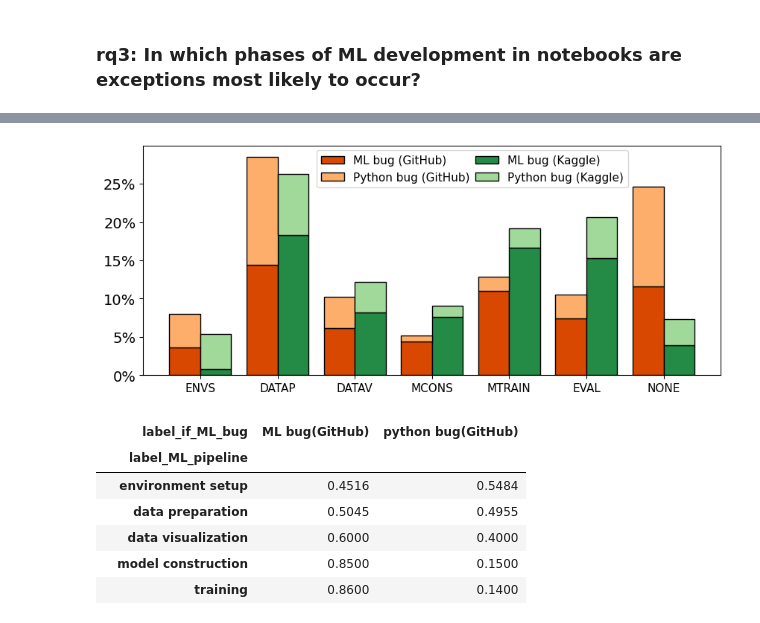
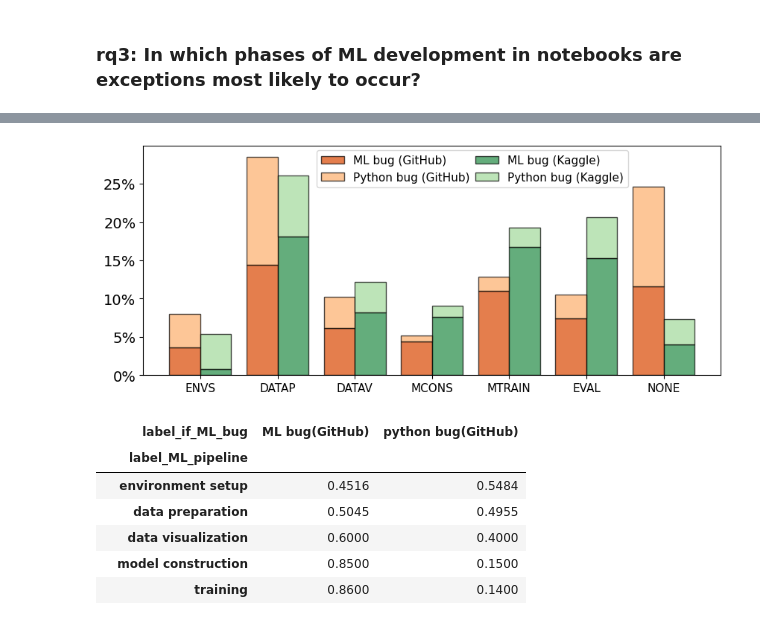
Before and after one commit to PELAB-LiU/jupyter_nbs_empirical, a Jupyter notebook: notebook_error_analysis-manual_labels_plots_rqs.ipynb, the cells around one changed output, grey strips where cells are left out. Drawn from its saved outputs; the diff is of its cells as text; code cells hidden in the pictures.

```diff
--- a/notebook_error_analysis-manual_labels_plots_rqs.ipynb
+++ b/notebook_error_analysis-manual_labels_plots_rqs.ipynb
@@ -304,8 +304,8 @@ ind = np.arange(len(rc_plot.index))
 width = 0.4
 fontsize = 16
 fig = plt.figure(figsize=(10,4))
-plt.bar(ind - width / 2, rc_plot.GitHub, width, label = 'GitHub', alpha = 0.9, color = 'coral', edgecolor = 'black')
-plt.bar(ind + width / 2, rc_plot.Kaggle, width, label = 'Kaggle', alpha = 0.9, color = 'seagreen', edgecolor = 'black')
+plt.bar(ind - width / 2, rc_plot.GitHub, width, label = 'GitHub', alpha = 0.6, color = 'coral', edgecolor = 'black')
+plt.bar(ind + width / 2, rc_plot.Kaggle, width, label = 'Kaggle', alpha = 0.6, color = 'seagreen', edgecolor = 'black')
 
 # np specific
 npspe_list = nb_pp.T.index
@@ -313,9 +313,9 @@ weight_count_g = nb_pp.T["GitHub"]*rc_nb_g/100
 weight_count_k = nb_pp.T["Kaggle"]*rc_nb_k/100
 bottom_g, bottom_k = 0,0
 for i in range(len(npspe_list)):
-    plt.bar(2 - width / 2, weight_count_g.iloc[i], width, alpha=1, color = cm_2(i*3), edgecolor = 'black',  bottom=bottom_g)
+    plt.bar(2 - width / 2, weight_count_g.iloc[i], width, alpha=0.6, color = cm_2(i*3), edgecolor = 'black',  bottom=bottom_g)
     bottom_g += weight_count_g.iloc[i]
-    plt.bar(2 + width / 2, weight_count_k.iloc[i], width, alpha=1, color = cm(i*3), edgecolor = 'black',  bottom=bottom_k)
+    plt.bar(2 + width / 2, weight_count_k.iloc[i], width, alpha=0.6, color = cm(i*3), edgecolor = 'black',  bottom=bottom_k)
     bottom_k += weight_count_k.iloc[i]
 
 # x ticks
@@ -668,7 +668,7 @@ mlpp = mlpp.reindex(order_mlpp)
 # ml bug distribution for each pipeline
 nb_mlpp_mlbug_g = df_mlerr_labels_g_sum.groupby("label_ML_pipeline")["label_if_ML_bug"].value_counts().unstack("label_if_ML_bug").T
 nb_mlpp_mlbug_g.index = nb_mlpp_mlbug_g.index+"(GitHub)"
-nb_mlpp_mlbug_k = df_mlerr_labels_k_sum.groupby("label_ML_pipeline")["label_if_ML_bug"].value_counts().unstack("label_if_ML_bug").T[:-1]
+nb_mlpp_mlbug_k = df_mlerr_labels_k_sum.groupby("label_ML_pipeline")["label_if_ML_bug"].value_counts().unstack("label_if_ML_bug").T
 nb_mlpp_mlbug_k.index = nb_mlpp_mlbug_k.index+"(Kaggle)"
 # nb_mlpp_mlbug = pd.concat([nb_mlpp_mlbug_g, nb_mlpp_mlbug_k], axis=0)
 nb_mlpp_mlbug_g_percent = (nb_mlpp_mlbug_g/nb_mlpp_mlbug_g.sum()).round(4)[order_mlpp]
@@ -691,38 +691,38 @@ for ind in inds:
     for i in range(max(len(nb_mlpp_mlbug_g_percent.index),len(nb_mlpp_mlbug_k_percent.index))):
         wg = weight_count_g[mlpp.index[ind]]
         if i < len(wg.index):
-            plt.bar(ind - width / 2, wg.iloc[i], width, alpha=1, color = cm_2(i*3+2), edgecolor = 'black',  bottom=bottom_g)
+            plt.bar(ind - width / 2, wg.iloc[i], width, alpha=0.7, color = cm_2(i*3+2), edgecolor = 'black',  bottom=bottom_g)
             bottom_g += wg.iloc[i]
         wk = weight_count_k[mlpp.index[ind]]
         if i < len(wk.index):
-            plt.bar(ind + width / 2, wk.iloc[i], width, alpha=1, color = cm(i*3+2), edgecolor = 'black',  bottom=bottom_k)
+            plt.bar(ind + width / 2, wk.iloc[i], width, alpha=0.7, color = cm(i*3+2), edgecolor = 'black',  bottom=bottom_k)
             bottom_k += wk.iloc[i]
 
 fig.axes[0].yaxis.set_major_formatter(PercentFormatter(decimals=0))
 xticks_labels = [mlpp2abbr[x] for x in mlpp.index]
 plt.xticks(inds, xticks_labels, rotation=0, fontsize=fontsize-5)
 plt.yticks(fontsize=fontsize-2)
 
 # legend
 lgd_colors = [cm_2(i*3+2) for i in range(2)] + [cm(i*3+2) for i in range(2)]
 lgd_labels=["ML bug (GitHub)", "Python bug (GitHub)", "ML bug (Kaggle)", "Python bug (Kaggle)"]
 
 # lgnd = plt.legend(lgd_labels, loc="upper center", ncols=2, fontsize=fontsize-5, columnspacing=0.5)
 lgnd = plt.legend(lgd_labels, bbox_to_anchor=(0.57, 0.9), loc="center", frameon=True, ncols=2, fontsize=fontsize-5, columnspacing=0.5)
 
 i=0
 for handle in lgnd.legend_handles:
 #     handle.set_width(11)
     handle.set_color(lgd_colors[i])
     handle.set_edgecolor("black")
     i+=1
 
 plt.savefig(r"C:\Users\yirwa29\OneDrive - Linköpings universitet\SAProject\Paper2/mlpp_mlbug.pdf", bbox_inches='tight')
 plt.show()
 
 # mlpp
 # %% [output]
-[figure, old version]
+[figure, new version]
 # %%
 (weight_count_g/(weight_count_g.T.sum(axis=1))).T
 # %% [output]
```
Also changed, not shown: parts of 10 cells of this notebook, 2 other files.
